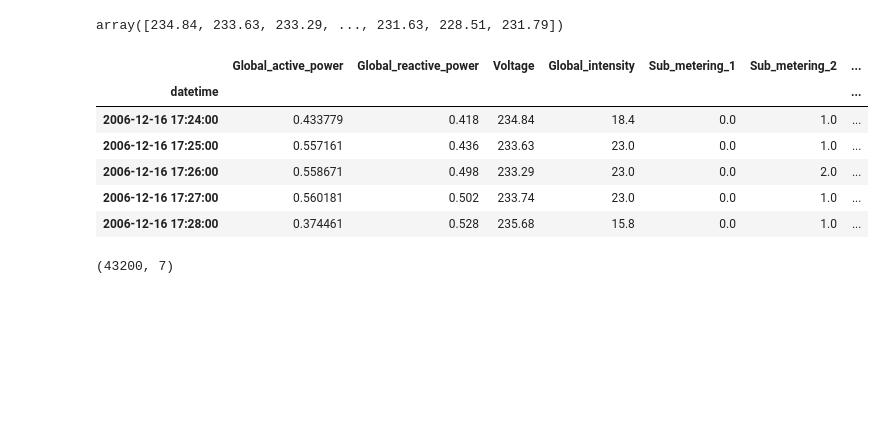
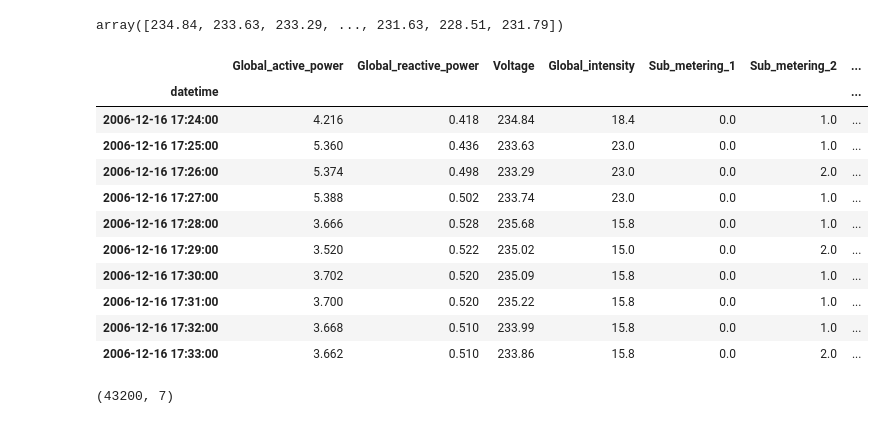
Before and after one commit to Chirag314/Time-series-multistep, a Jupyter notebook: Untitled9_tf_doc.ipynb, the cells around one changed output. Drawn from its saved outputs; the diff is of its cells as text; code cells hidden in the pictures; blank space fills up the shorter version.

```diff
--- a/Untitled9_tf_doc.ipynb
+++ b/Untitled9_tf_doc.ipynb
@@ -82,7 +82,7 @@ Text(0.5, 1.0, 'Global Active Power Distribution')
 [figure]
 # %%
 #Normalize target value
-df['Global_active_power']=normalize_series(df['Global_active_power'], df['Global_active_power'].min(), df['Global_active_power'].max())
+#df['Global_active_power']=normalize_series(df['Global_active_power'], df['Global_active_power'].min(), df['Global_active_power'].max())
 # %%
 df['Voltage'].unique()
 # %% [output]
@@ -91,15 +91,20 @@ array([234.84, 233.63, 233.29, ..., 231.63, 228.51, 231.79])
 #Normalize voltage value
 #df['Voltage']=normalize_series(df['Voltage'], df['Voltage'].min(), df['Voltage'].max())
 # %%
-df.head()
+df.head(10)
 # %% [output]
 |  | Global_active_power | Global_reactive_power | Voltage | Global_intensity | Sub_metering_1 | Sub_metering_2 | ... |
 | datetime |  |  |  |  |  |  | ... |
-| 2006-12-16 17:24:00 | 0.433779 | 0.418 | 234.84 | 18.4 | 0.0 | 1.0 | ... |
-| 2006-12-16 17:25:00 | 0.557161 | 0.436 | 233.63 | 23.0 | 0.0 | 1.0 | ... |
-| 2006-12-16 17:26:00 | 0.558671 | 0.498 | 233.29 | 23.0 | 0.0 | 2.0 | ... |
-| 2006-12-16 17:27:00 | 0.560181 | 0.502 | 233.74 | 23.0 | 0.0 | 1.0 | ... |
-| 2006-12-16 17:28:00 | 0.374461 | 0.528 | 235.68 | 15.8 | 0.0 | 1.0 | ... |
+| 2006-12-16 17:24:00 | 4.216 | 0.418 | 234.84 | 18.4 | 0.0 | 1.0 | ... |
+| 2006-12-16 17:25:00 | 5.360 | 0.436 | 233.63 | 23.0 | 0.0 | 1.0 | ... |
+| 2006-12-16 17:26:00 | 5.374 | 0.498 | 233.29 | 23.0 | 0.0 | 2.0 | ... |
+| 2006-12-16 17:27:00 | 5.388 | 0.502 | 233.74 | 23.0 | 0.0 | 1.0 | ... |
+| 2006-12-16 17:28:00 | 3.666 | 0.528 | 235.68 | 15.8 | 0.0 | 1.0 | ... |
+| 2006-12-16 17:29:00 | 3.520 | 0.522 | 235.02 | 15.0 | 0.0 | 2.0 | ... |
+| 2006-12-16 17:30:00 | 3.702 | 0.520 | 235.09 | 15.8 | 0.0 | 1.0 | ... |
+| 2006-12-16 17:31:00 | 3.700 | 0.520 | 235.22 | 15.8 | 0.0 | 1.0 | ... |
+| 2006-12-16 17:32:00 | 3.668 | 0.510 | 233.99 | 15.8 | 0.0 | 1.0 | ... |
+| 2006-12-16 17:33:00 | 3.662 | 0.510 | 233.86 | 15.8 | 0.0 | 2.0 | ... |
 # %%
 N_FEATURES = len(df.columns) # DO NOT CHANGE THIS
 
```
Also changed, not shown: parts of 10 cells of this notebook.
